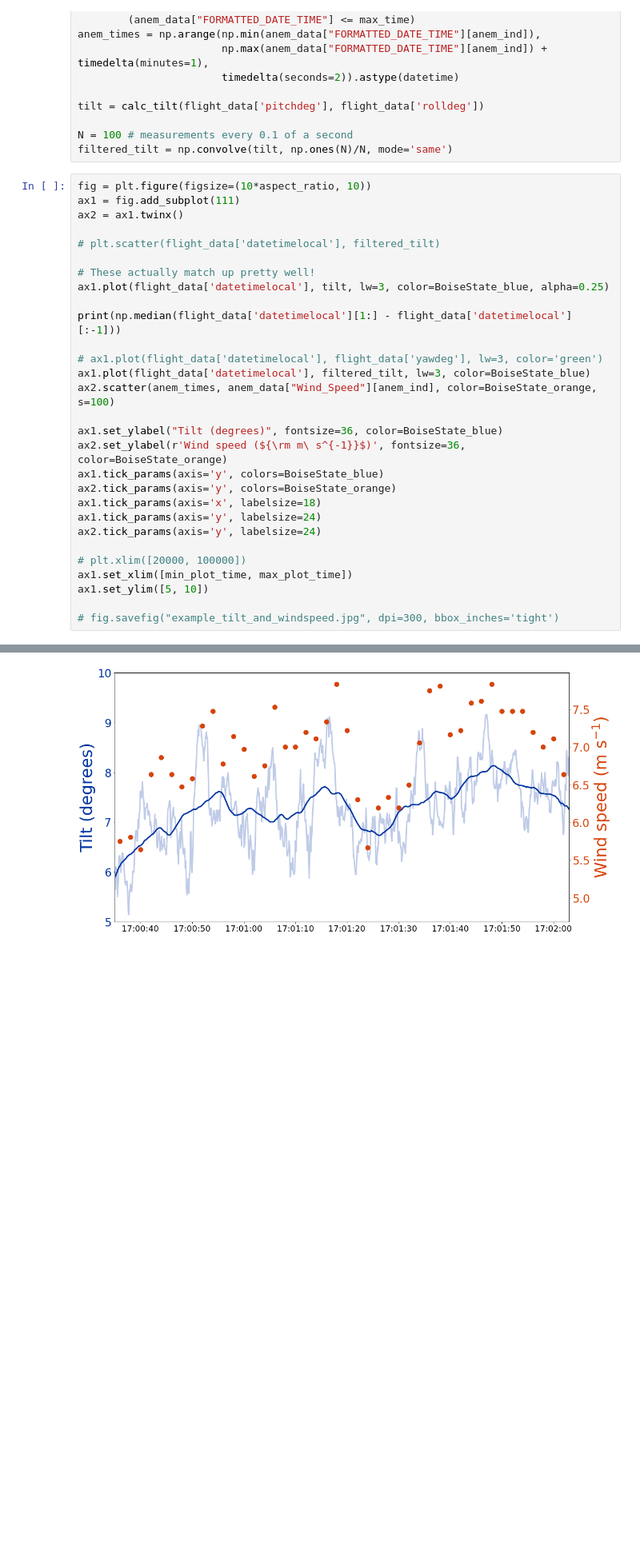
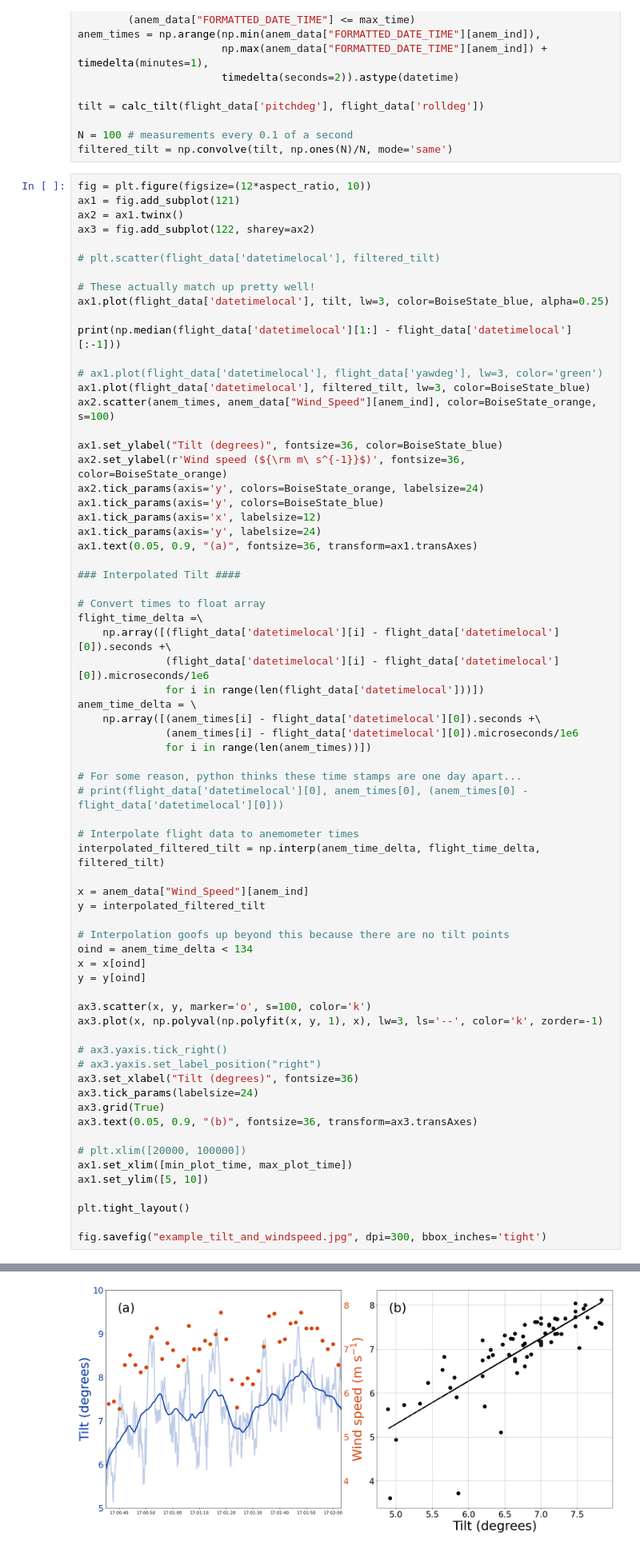
Before and after one commit to BoiseStatePlanetary/Optimizing-Number-and-Placement-of-Anemometers, a Jupyter notebook: figures and data/Comparing aircraft tilt to wind speeds.ipynb, the cells around one changed output, grey strips where cells are left out. Shown at 80% size. Cells and saved outputs as stored; diff of their text form; blank space fills up the shorter version.

Commit message:
Updated figure

```diff
--- a/figures and data/Comparing aircraft tilt to wind speeds.ipynb
+++ b/figures and data/Comparing aircraft tilt to wind speeds.ipynb
@@ -55,9 +55,10 @@ tilt = calc_tilt(flight_data['pitchdeg'], flight_data['rolldeg'])
 N = 100 # measurements every 0.1 of a second
 filtered_tilt = np.convolve(tilt, np.ones(N)/N, mode='same')
 # %%
-fig = plt.figure(figsize=(10*aspect_ratio, 10))
-ax1 = fig.add_subplot(111)
+fig = plt.figure(figsize=(12*aspect_ratio, 10))
+ax1 = fig.add_subplot(121)
 ax2 = ax1.twinx()
+ax3 = fig.add_subplot(122, sharey=ax2)
 
 # plt.scatter(flight_data['datetimelocal'], filtered_tilt)
 
@@ -72,16 +73,54 @@ ax2.scatter(anem_times, anem_data["Wind_Speed"][anem_ind], color=BoiseState_oran
 
 ax1.set_ylabel("Tilt (degrees)", fontsize=36, color=BoiseState_blue)
 ax2.set_ylabel(r'Wind speed (${\rm m\ s^{-1}}$)', fontsize=36, color=BoiseState_orange)
+ax2.tick_params(axis='y', colors=BoiseState_orange, labelsize=24)
 ax1.tick_params(axis='y', colors=BoiseState_blue)
-ax2.tick_params(axis='y', colors=BoiseState_orange)
-ax1.tick_params(axis='x', labelsize=18)
+ax1.tick_params(axis='x', labelsize=12)
 ax1.tick_params(axis='y', labelsize=24)
-ax2.tick_params(axis='y', labelsize=24)
+ax1.text(0.05, 0.9, "(a)", fontsize=36, transform=ax1.transAxes)
+
+### Interpolated Tilt ####
+
+# Convert times to float array
+flight_time_delta =\
+    np.array([(flight_data['datetimelocal'][i] - flight_data['datetimelocal'][0]).seconds +\
+              (flight_data['datetimelocal'][i] - flight_data['datetimelocal'][0]).microseconds/1e6
+              for i in range(len(flight_data['datetimelocal']))])
+anem_time_delta = \
+    np.array([(anem_times[i] - flight_data['datetimelocal'][0]).seconds +\
+              (anem_times[i] - flight_data['datetimelocal'][0]).microseconds/1e6
+              for i in range(len(anem_times))])
+
+# For some reason, python thinks these time stamps are one day apart...
+# print(flight_data['datetimelocal'][0], anem_times[0], (anem_times[0] - flight_data['datetimelocal'][0]))
+
+# Interpolate flight data to anemometer times
+interpolated_filtered_tilt = np.interp(anem_time_delta, flight_time_delta, filtered_tilt)
+
+x = anem_data["Wind_Speed"][anem_ind]
+y = interpolated_filtered_tilt
+
+# Interpolation goofs up beyond this because there are no tilt points
+oind = anem_time_delta < 134
+x = x[oind]
+y = y[oind]
+
+ax3.scatter(x, y, marker='o', s=100, color='k')
+ax3.plot(x, np.polyval(np.polyfit(x, y, 1), x), lw=3, ls='--', color='k', zorder=-1)
+
+# ax3.yaxis.tick_right()
+# ax3.yaxis.set_label_position("right")
+ax3.set_xlabel("Tilt (degrees)", fontsize=36)
+ax3.tick_params(labelsize=24)
+ax3.grid(True)
+ax3.text(0.05, 0.9, "(b)", fontsize=36, transform=ax3.transAxes)
 
 # plt.xlim([20000, 100000])
 ax1.set_xlim([min_plot_time, max_plot_time])
 ax1.set_ylim([5, 10])
 
-# fig.savefig("example_tilt_and_windspeed.jpg", dpi=300, bbox_inches='tight')
+plt.tight_layout()
+
+fig.savefig("example_tilt_and_windspeed.jpg", dpi=300, bbox_inches='tight')
 # %% [output]
 0:00:00.100000
@@ -89,4 +127,4 @@ ax1.set_ylim([5, 10])
-[figure, old version]
+[figure, new version]
 # %%
 # Convert times to float array
 flight_time_delta =\
```
Also changed, not shown: parts of 3 cells of this notebook, 1 other file.
